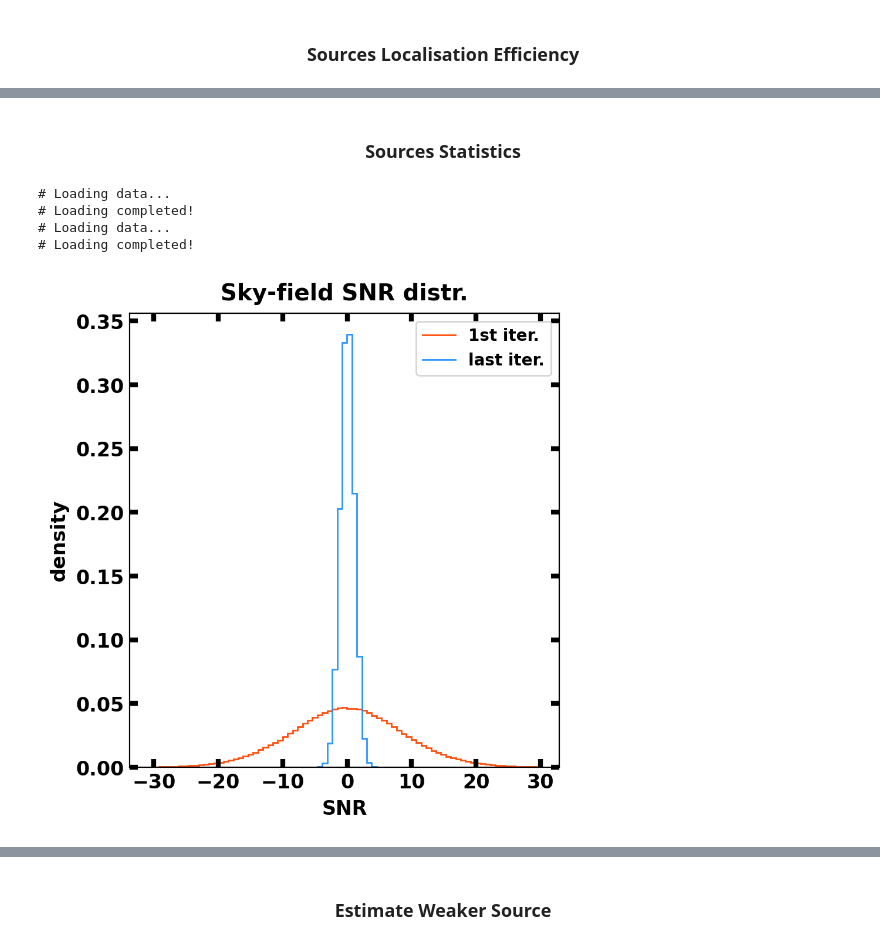
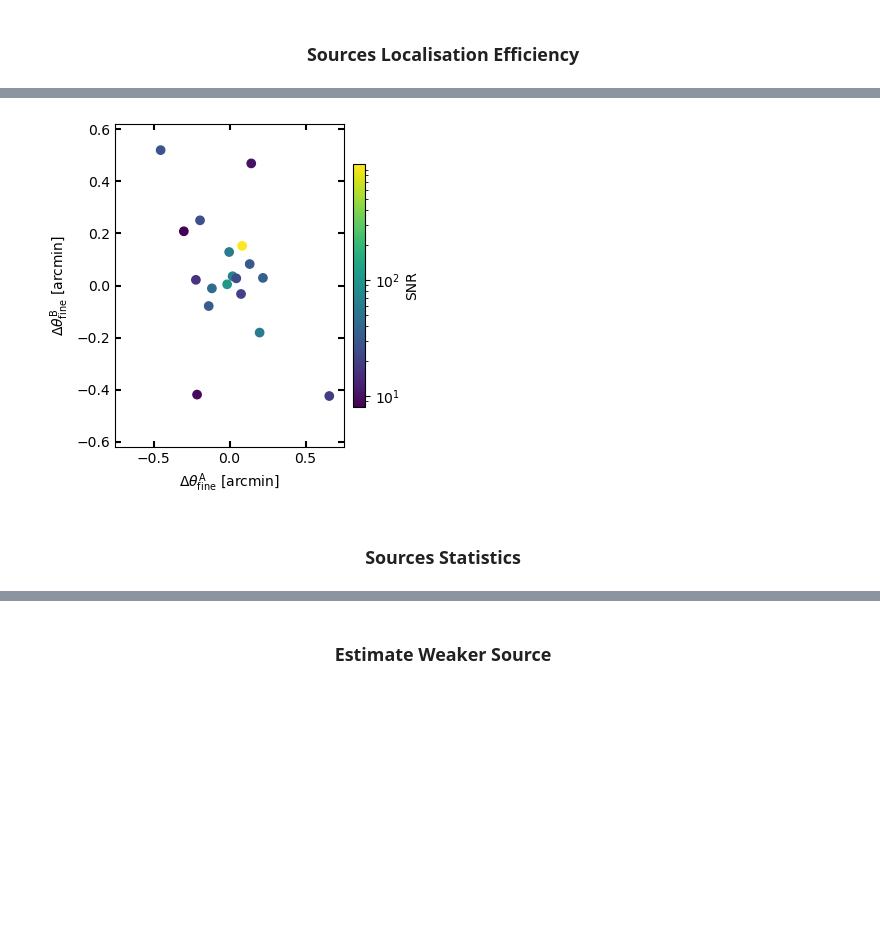
Before and after one commit to EdoardoGiancarli/LearningCodedMasks, a Jupyter notebook: IROS/PAPER_RecImgs.ipynb, the cells around one changed output, grey strips where cells are left out. Saved outputs shown, nothing was run; the diff lists cells and outputs as text; code cells hidden in the pictures; blank space fills up the shorter version.

```diff
--- a/IROS/PAPER_RecImgs.ipynb
+++ b/IROS/PAPER_RecImgs.ipynb
@@ -295,66 +298,15 @@ plot_crdres(
+# %%
+crdres_fine_A, _ = map(lambda x: x[cu_map.idx_a], mgm.get_angularcoords_residues(logA, catA, sdlA, wfm))
+crdres_fine_B, _ = map(lambda x: x[cu_map.idx_b], mgm.get_angularcoords_residues(logB, catB, sdlB, wfm))
+
+snr = compose(np.array(logA.log['snr'])[cu_map.idx_a], np.array(logB.log['snr'])[cu_map.idx_b])
+
+show_coordsRes_vs_snr(
+    crdres_fine_A, crdres_fine_B, snr,
+    save_to=f'{OUT_RESULTS_PATH}/camUnit_src_coords_res.pdf',
+    figsize=(4, 4),
+)
+# %% [output]
+[figure, added]
 # %% [markdown]
 ### <center>**Sources Statistics**<center>
-# %%
-# SNR distr. vs coding noise reduction (true sky --> last IROS iteration)
-ycut, xcut = UPS_Y * 30, UPS_X * 20
-num_bins = 1000
-density = True
-distr_lims = (-30, 30)
-
-# - CAMERA A
-_, true_skysnr = ds.load_sky(f'{SAVE_PATH}/sky_SIMUL_CAM1A.fits')
-_, res_skysnr = ds.load_sky(f'{SAVE_PATH}/skyRES_IROS_CAM1A.fits')
-
-true_skysnr = ds.unframe(true_skysnr, ycut, xcut)
-res_skysnr = ds.unframe(res_skysnr, ycut, xcut)
-
-hist_true_skysnr, bins = np.histogram(true_skysnr, bins=num_bins, density=density)
-hist_res_skysnr, _ = np.histogram(res_skysnr, bins=bins, density=density)
-bins_slice, hist_slice = ds.config_distr_limits(bins, *distr_lims)
-
-dmapA_snr = ds.map4plot(
-    arrs=(hist_true_skysnr[hist_slice], hist_res_skysnr[hist_slice]),
-    title=f'Sky-field SNR distr.',
-    xlabel='SNR',
-    ylabel='density',
-    labels=('1st iter.', 'last iter.'),
-    x=bins[bins_slice],
-    style='stairs',
-    color=('OrangeRed', 'DodgerBlue'),
-)
-
-# # - CAMERA B
-# _, true_skysnr = ds.load_sky(f'{SAVE_PATH}/sky_SIMUL_CAM1B.fits')
-# _, res_skysnr = ds.load_sky(f'{SAVE_PATH}/skyRES_IROS_CAM1B.fits')
-
-# true_skysnr = ds.unframe(true_skysnr, ycut, xcut)
-# res_skysnr = ds.unframe(res_skysnr, ycut, xcut)
-
-# hist_true_skysnr, bins = np.histogram(true_skysnr, bins=num_bins, density=density)
-# hist_res_skysnr, _ = np.histogram(res_skysnr, bins=bins, density=density)
-# bins_slice, hist_slice = ds.config_distr_limits(bins, *distr_lims)
-
-# dmapB_snr = ds.map4plot(
-#     arrs=(hist_true_skysnr[hist_slice], hist_res_skysnr[hist_slice]),
-#     title=f'Significance distr. | CAM B',
-#     xlabel='SNR',
-#     ylabel='density',
-#     labels=('1st iter.', 'last iter.'),
-#     x=bins[bins_slice],
-#     style='stairs',
-#     color=('OrangeRed', 'DodgerBlue'),
-# )
-
-# - PLOT
-
-ds.plot(
-    dmaps=dmapA_snr,
-    save_to=f'{OUT_RESULTS_PATH}/snr_distr_vs_codnoise.pdf',
-    figsize=(4.5, 4.5),
-)
-# %% [output]
-# Loading data...
-# Loading completed!
-# Loading data...
-# Loading completed!
-[figure, removed]
```
Also changed, not shown: parts of 17 cells of this notebook, 1 other file.
